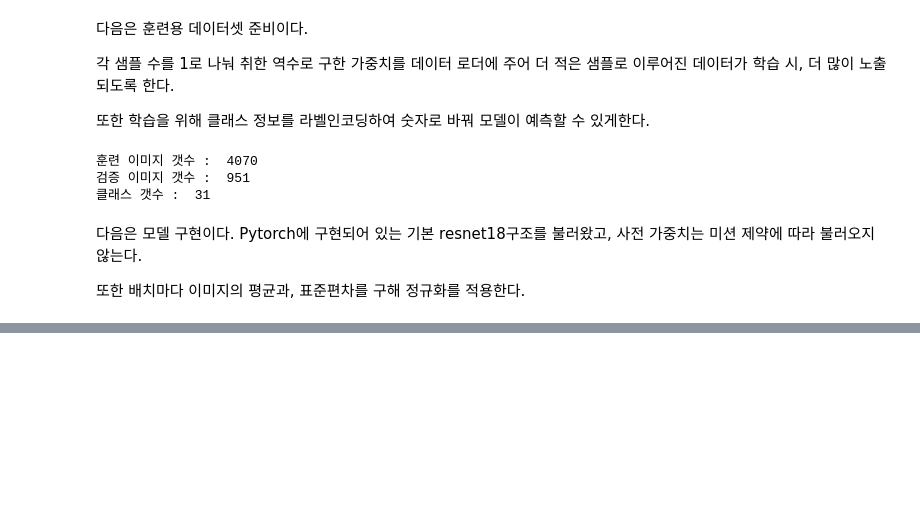
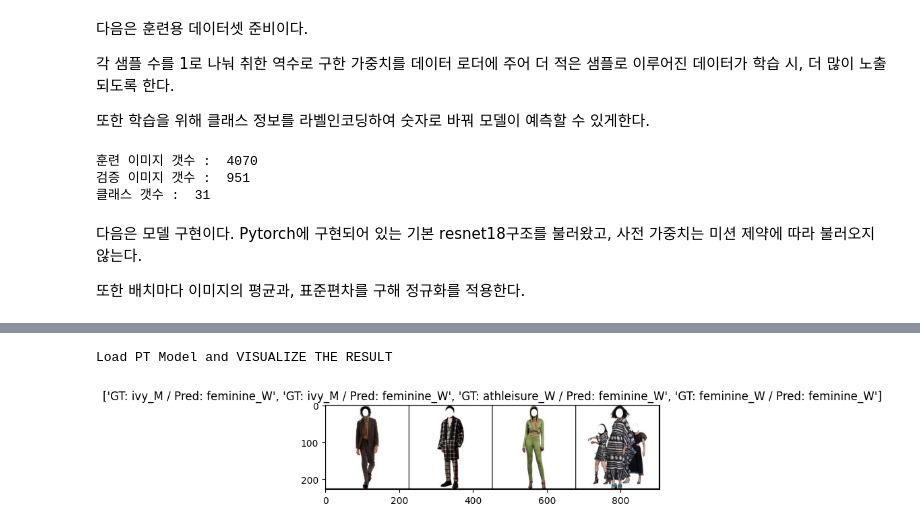
Before and after one commit to teto-ri/data_creator2024, a Jupyter notebook: image_preprocess.ipynb, the cells around one changed output, grey strips where cells are left out. Drawn from its saved outputs; the diff is of its cells as text; code cells hidden in the pictures; blank space fills up the shorter version.

```diff
--- a/image_preprocess.ipynb
+++ b/image_preprocess.ipynb
@@ -1459,0 +1739,47 @@ KeyboardInterrupt:
+# %%
+print('Load PT Model and VISUALIZE THE RESULT')
+
+
+import torch
+import torch.nn as nn
+import torchvision.models as models
+import torchvision.transforms as transforms
+import torchvision
+import numpy as np
+import matplotlib.pyplot as plt
+
+# 모델 불러오기
+loaded_model = models.resnet18(weights=None)
+loaded_model.fc = nn.Linear(loaded_model.fc.in_features, len(label_encoder.classes_))  # 마지막 레이어 변경
+loaded_model.to(device)
+loaded_model.load_state_dict(torch.load('fashion_resnet18.pt', map_location=device, weights_only=False))
+
+def imshow(inp, title=None):
+    """Imshow for Tensor."""
+    inp = inp.numpy().transpose((1, 2, 0))
+    plt.imshow(inp)
+    if title is not None:
+        plt.title(title)
+    plt.pause(0.001)  # pause a bit so that plots are updated
+
+with torch.no_grad():
+    model.eval()
+    # Visualize the result of only 4 images
+    images, labels = next(iter(val_loader))
+    images, labels = images.to(device), labels.to(device)
+
+    # Select only the first 4 images and labels
+    images = images[:4]
+    labels = labels[:4]
+
+    outputs = loaded_model(images)
+    _, predicted = torch.max(outputs.data, 1)
+
+    # Make a grid from the batch
+    out = torchvision.utils.make_grid(images.cpu())
+
+    # Show images with Ground Truth and Predictions
+    imshow(out, title=[f'GT: {label_encoder.classes_[label]} / Pred: {label_encoder.classes_[pred]}' for label, pred in zip(labels, predicted)])
+# %% [output]
+Load PT Model and VISUALIZE THE RESULT
+[figure, added]
```
Also changed, not shown: parts of 8 cells of this notebook, 2 other files.
